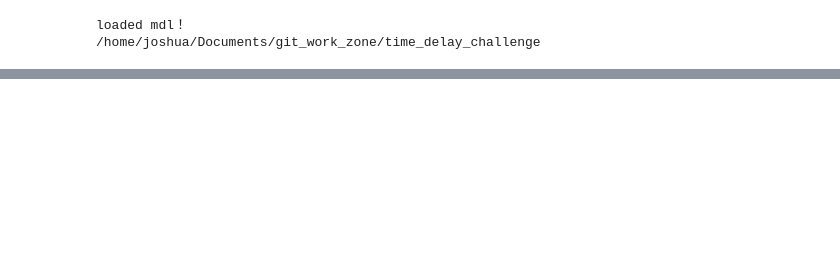
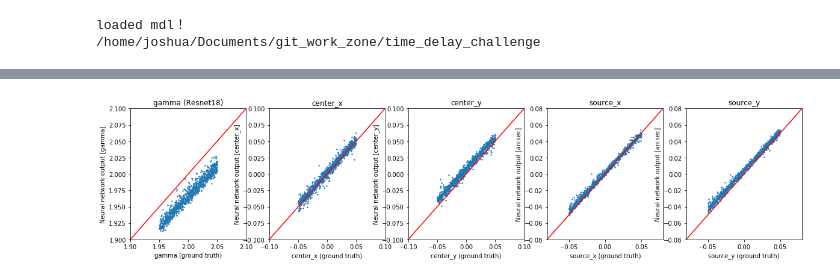
Before and after one commit to jiwoncpark/h0rton, a Jupyter notebook: Visiualizing_Neural_Networks_result.ipynb, the cells around one changed output, grey strips where cells are left out. Drawn from its saved outputs; the diff is of its cells as text; code cells hidden in the pictures; blank space fills up the shorter version.

```diff
--- a/Visiualizing_Neural_Networks_result.ipynb
+++ b/Visiualizing_Neural_Networks_result.ipynb
@@ -169,10 +184,20 @@ net.eval()
 
 theta_E_target_list = []
 theta_E_output_list = []
+gamma_target_list = []
+gamma_output_list = []
+center_x_target_list = []
+center_x_output_list = []
+center_y_target_list = []
+center_y_output_list = []
+
 e1_target_list = []
 e1_output_list = []
 e2_target_list = []
 e2_output_list = []
+
+
+
 
 source_x_target_list = []
 source_x_output_list = []
@@ -186,6 +211,9 @@ for batch_idx, (data, theta_E, gamma, center_x, center_y, e1, e2, source_x, sour
 
     output = net(data)
     theta_E_target_list.append(theta_E.cpu().numpy()[0][0])
+    gamma_target_list.append(gamma.cpu().numpy()[0][0])
+    center_x_target_list.append(center_x.cpu().numpy()[0][0])
+    center_y_target_list.append(center_y.cpu().numpy()[0][0])
     e1_target_list.append(e1.cpu().numpy()[0][0])
     e2_target_list.append(e2.cpu().numpy()[0][0])
     source_x_target_list.append(source_x.cpu().numpy()[0][0])
@@ -193,6 +221,9 @@ for batch_idx, (data, theta_E, gamma, center_x, center_y, e1, e2, source_x, sour
 
 
     theta_E_output_list.append(output[0][0].detach().cpu().numpy())
+    gamma_output_list.append(output[0][1].detach().cpu().numpy())
+    center_x_output_list.append(output[0][2].detach().cpu().numpy())
+    center_y_output_list.append(output[0][3].detach().cpu().numpy())
     e1_output_list.append(output[0][4].detach().cpu().numpy())
     e2_output_list.append(output[0][5].detach().cpu().numpy())
     source_x_output_list.append(output[0][6].detach().cpu().numpy())
@@ -272,0 +304,62 @@ plt.show()
+# %%
+scale= np.linspace(1.9, 2.1 ,100)
+plt.figure(figsize=(20, 4))
+plt.subplot(1, 5, 1)
+plt.scatter(gamma_target_list, gamma_output_list, s = 2)
+plt.plot(scale, scale, "r")
+plt.title("gamma (Resnet18)")
+plt.xlim(1.9, 2.1)
+plt.ylim(1.9, 2.1)
+plt.xlabel("gamma (ground truth)")
+plt.ylabel("Neural network output [gamma]")
+#plt.savefig("./" + "scatter_plot.png")
+
+scale= np.linspace(-0.1, 0.1 ,100)
+#plt.figure(figsize=(4, 4))
+plt.subplot(1, 5, 2)
+plt.scatter(center_x_target_list, center_x_output_list, s = 2)
+plt.plot(scale, scale, "r")
+plt.title("center_x")
+plt.xlim(-0.1, 0.1)
+plt.ylim(-0.1, 0.1)
+plt.xlabel("center_x (ground truth)")
+plt.ylabel("Neural network output [center_x]")
+
+
+scale= np.linspace(-0.1, 0.1 ,100)
+plt.subplot(1, 5, 3)
+plt.scatter(center_y_target_list, center_y_output_list, s = 2)
+plt.plot(scale, scale, "r")
+plt.title("center_y")
+plt.xlim(-0.1, 0.1)
+plt.ylim(-0.1, 0.1)
+plt.xlabel("center_y (ground truth)")
+plt.ylabel("Neural network output [center_y]")
+
+
+scale= np.linspace(-0.08, 0.08 ,100)
+plt.subplot(1, 5, 4)
+plt.scatter(source_x_target_list, source_x_output_list, s = 2)
+plt.plot(scale, scale, "r")
+plt.title("source_x")
+plt.xlim(-0.08, 0.08)
+plt.ylim(-0.08, 0.08)
+plt.xlabel("source_x (ground truth)")
+plt.ylabel("Neural network output [arcsec]")
+
+
+scale= np.linspace(-0.08, 0.08 ,100)
+plt.subplot(1, 5, 5)
+plt.scatter(source_y_target_list, source_y_output_list, s = 2)
+plt.plot(scale, scale, "r")
+plt.title("source_y")
+plt.xlim(-0.08, 0.08)
+plt.ylim(-0.08, 0.08)
+plt.xlabel("source_y (ground truth)")
+plt.ylabel("Neural network output [arcsec]")
+
+plt.savefig("./" + loaded_model_path + "gamma_scatter_plot.png")
+
+plt.show()
+# %% [output]
+[figure, added]
```
Also changed, not shown: parts of 4 cells of this notebook, 2 other files.
